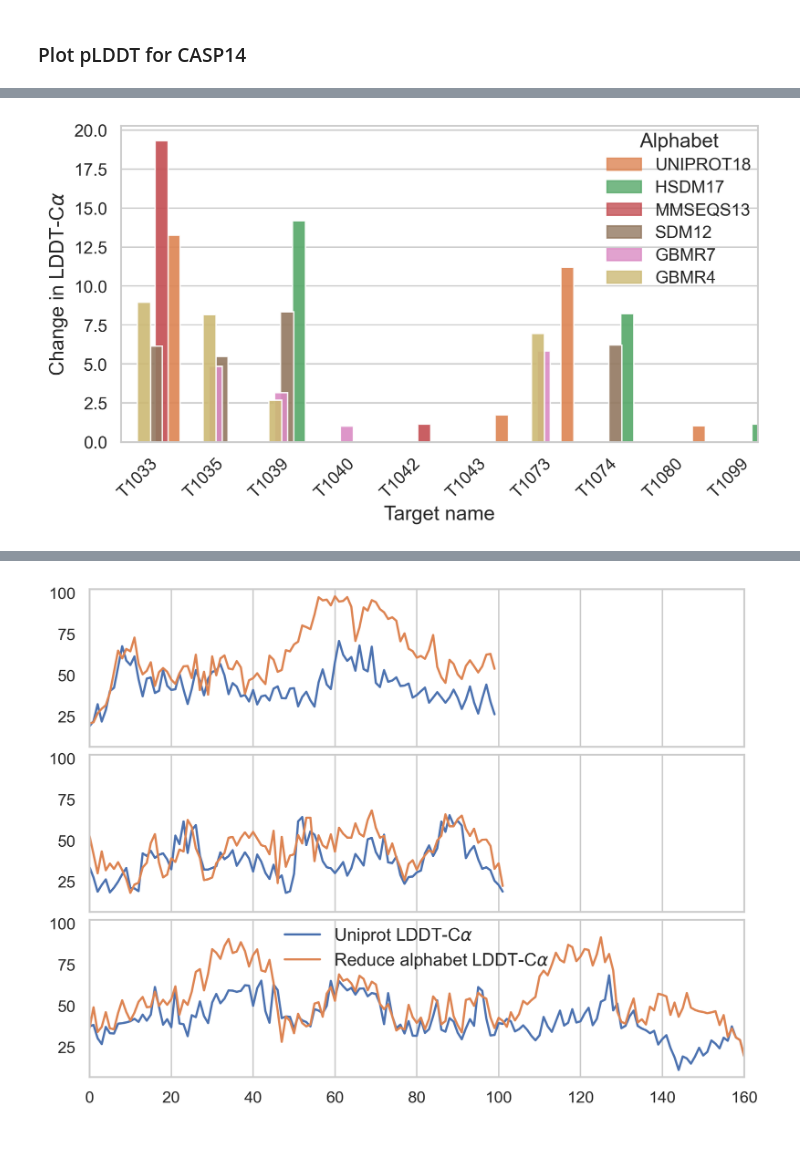
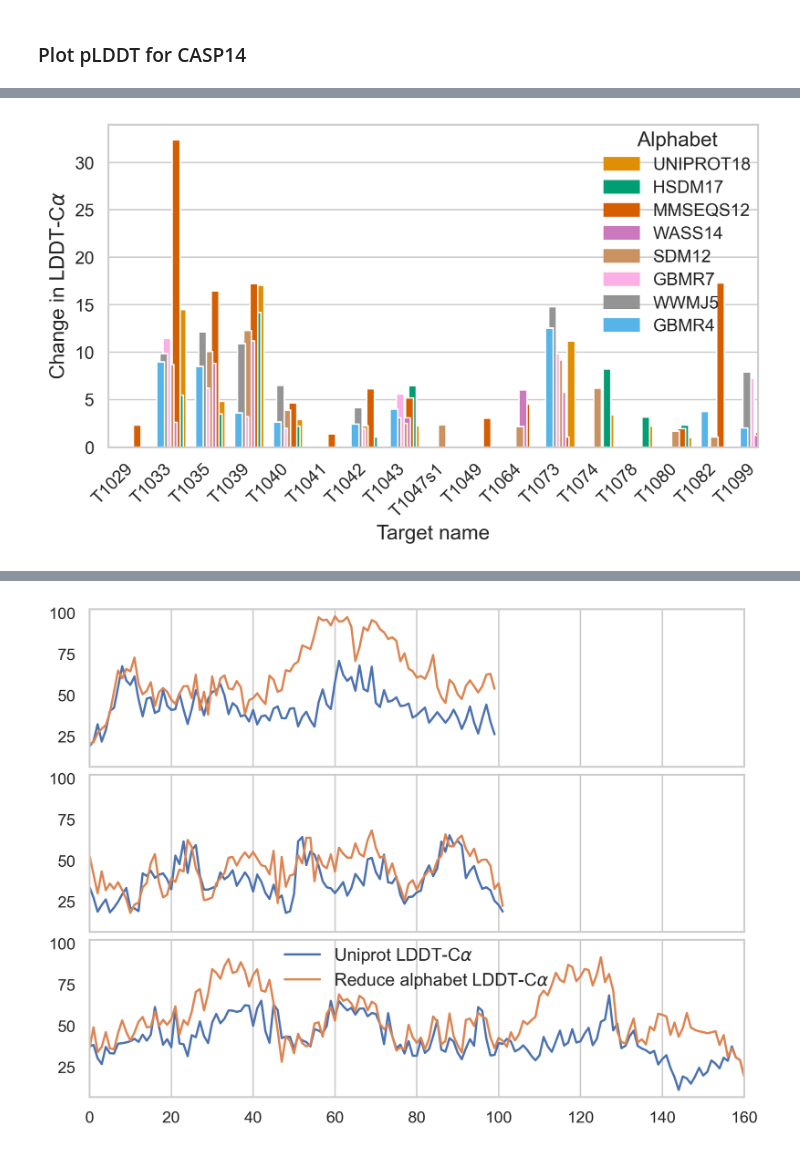
Before and after one commit to Ieremie/reduced-alph-PLM, a Jupyter notebook: proemb/media/esm-structure-prediction.ipynb, the cells around one changed output, grey strips where cells are left out. Saved outputs shown, nothing was run; the diff lists cells and outputs as text; code cells hidden in the pictures.

```diff
--- a/proemb/media/esm-structure-prediction.ipynb
+++ b/proemb/media/esm-structure-prediction.ipynb
@@ -75,4 +95,4 @@ df.to_csv(f"{root}/alphabet_encodings_select_cluster=random_fixed.csv")
 # %%
-df = pd.read_csv(f"{root}/alphabet_encodings_select_cluster=first.csv")
+df = pd.read_csv(f"{root}/alphabet_encodings_select_cluster={select}.csv")
 df
 # %% [output]
@@ -379,16 +420,19 @@ for (name, plot_alph_name) in zip(alph_names, alph_names_plot):
     plt.show()
 # %%
+metric = 'LDDT'
+label = R'LDDT-C$\alpha$'
+
 fig, ax = plt.subplots(figsize=(8, 4), dpi=300)
 
 markers = dict(zip(alph_names_plot[1:], ['o', 's', '^', 'v', 'D', 'x', '+', '*']))
-sizes = dict(zip(alph_names_plot[1:], [10, 70, 70, 40, 10, 20, 10, 20]))
-alphas = dict(zip(alph_names_plot[1:], [1, 0.5, 0.5, 0.4, 1, 1,1,1]))
+sizes = dict(zip(alph_names_plot[1:], [10, 110, 90, 40, 20, 40, 50, 50]))
+alphas = dict(zip(alph_names_plot[1:], [1, 0.3, 1, 0.4, 0.6, 1,1,1]))
 colors = {k:v for k,v in zip(alph_names_plot, pal)}
 
 elements = []
 for (name, plot_alph_name) in zip(alph_names, alph_names_plot):
 
-    if plot_alph_name not in ['HSDM17', 'MMSEQS13', 'GBMR7', 'GBMR4', 'SDM12']:
+    if plot_alph_name not in ['HSDM17', 'MMSEQS12', 'GBMR7', 'GBMR4', 'SDM12']:
         continue
 
     # Scatter plot for 'uniprot21' and 'wwmj' with 'select' as 'first'
@@ -405,8 +449,10 @@ for (name, plot_alph_name) in zip(alph_names, alph_names_plot):
 
     elements.append(Line2D([], [], marker=markers[plot_alph_name], label=plot_alph_name,linestyle='None', color=colors[plot_alph_name]))
 
-plt.legend(handles=elements, loc='upper left', prop={'size': 12},labelspacing=0.6,frameon=False, title_fontsize=14, bbox_to_anchor=(-0.02, 1))
-plt.savefig(f'results/uniprot20_vs_all-lddt-select=random-esm_v0.pdf', bbox_inches='tight', dpi=300)
+lgnd = plt.legend(handles=elements, loc='upper left', prop={'size': 12},labelspacing=0.6,frameon=False, title_fontsize=14, bbox_to_anchor=(-0.02, 1))
+
+plt.savefig(f'results/uniprot20_vs_all-lddt-select={select}-esm_v{version}.pdf', bbox_inches='tight', dpi=300)
+plt.savefig(f'results/uniprot20_vs_all-lddt-select={select}-esm_v{version}.eps', bbox_inches='tight', dpi=300)
     # Show the plot
 plt.show()
 # %% [output]
@@ -414,5 +461,5 @@ plt.show()
 # %%
-def calculate_percentage_change(row):
+def calculate_LDDT_change(row):
     baseline_value = baseline_lddt.get(row['ids'])
     if baseline_value is not None:
         percentage_change = row['LDDT'] - baseline_value
@@ -420,20 +467,25 @@ def calculate_percentage_change(row):
     return None
 
 baseline_lddt = df[df['alphabet_name'] == 'uniprot21'].set_index('ids')['LDDT'].to_dict()
-df['percentage_change'] = df.apply(calculate_percentage_change, axis=1)
+df['percentage_change'] = df.apply(calculate_LDDT_change, axis=1)
 # %%
 filtered_df = df.dropna(subset=['percentage_change'])
 filtered_df = filtered_df[filtered_df['percentage_change'] > 1]
 
-# Group the data by protein and alphabet_name, and calculate mean percentage change
-grouped_df = filtered_df.groupby(['ids', 'alphabet_name'])['percentage_change'].mean().reset_index()
+columns = ['ids', 'alphabet_name', 'percentage_change', 'LDDT']
+columns += ['run_number'] if select == "all_possible_fixed" else []
+filtered_df = filtered_df[columns]
+
+# we select the maximum percentage change for protein
+if select == "all_possible_fixed":
+    filtered_df = filtered_df.loc[filtered_df.groupby(['ids', 'alphabet_name'])['percentage_change'].idxmax()]
 
 # Pivot the data to have proteins as rows and alphabet types as columns
-pivot_df = grouped_df.pivot(index='ids', columns='alphabet_name', values='percentage_change')
+pivot_df = filtered_df.pivot(index='ids', columns='alphabet_name', values='percentage_change')
 selected_alph = [name for name in alph_names if name in pivot_df.columns]
 pivot_df = pivot_df[selected_alph]
 
 # Set up the color palette based on the number of alphabet types
 num_alphabets = pivot_df.shape[1]
 selected_alph_index = [a in selected_alph for i,a in enumerate(alph_names)]
-pal = [b for a,b in zip(selected_alph_index, sns.color_palette("deep")) if a]
+filtered_pal = [b for a,b in zip(selected_alph_index, pal) if a]
@@ -454,23 +492,24 @@ pivot_df
 # %%
 fig, ax = plt.subplots(figsize=(8, 4), dpi=300)
 
 offset = 0
 for i, alphabet_name in enumerate(selected_alph):
-    pivot_df[[alphabet_name]].plot(kind='bar', ax=ax, label=alphabet_name, align='edge', width=0.2, color=color_mapping[alphabet_name], alpha=0.9, position=offset)
-    offset +=0.45
+    pivot_df[[alphabet_name]].plot(kind='bar', ax=ax, label=alphabet_name, align='edge', width=0.2, color=color_mapping[alphabet_name], alpha=1, position=offset)
+    offset +=0.40
 
 plt.xlabel("Target name", labelpad=3, size=14)
 plt.ylabel(r"Change in LDDT-C$\alpha$", size=14, labelpad=4)
 
 plt.xticks(fontsize=12, rotation=45, ha='right')
 plt.yticks(fontsize=12)
 plt.gca().xaxis.grid(False)
 
 # Create a custom legend based on the bar labels and colors
-legend_handles = [plt.Rectangle((0,0),1,1, color=pal[i], alpha=0.8) for i in range(0, num_alphabets)]
+legend_handles = [plt.Rectangle((0,0),1,1, color=filtered_pal[i], alpha=1) for i in range(0, len(filtered_pal))]
 ax.legend(legend_handles, [alph_to_plot_name[n] for n in selected_alph], ncol=1, loc="upper right", bbox_to_anchor=(1, 1), borderaxespad=0., fontsize=12,labelspacing=0.4,frameon=False, title="Alphabet", title_fontsize=14)
 
-plt.savefig(f'results/esm_v0-lddt-CASP14-alphabets-select-aa-from-cluster=random-difference-to-uniprot21.pdf', bbox_inches='tight', dpi=300)
+plt.savefig(f'results/esm_v0-lddt-CASP14-alphabets-select-aa-from-cluster={select}-difference-to-uniprot21.pdf', bbox_inches='tight', dpi=300)
+plt.savefig(f'results/esm_v0-lddt-CASP14-alphabets-select-aa-from-cluster={select}-difference-to-uniprot21.eps', bbox_inches='tight', dpi=300)
 plt.show()
 # %% [output]
-[figure, old version]
+[figure, new version]
```
Also changed, not shown: parts of 33 cells of this notebook, 7 other files.
